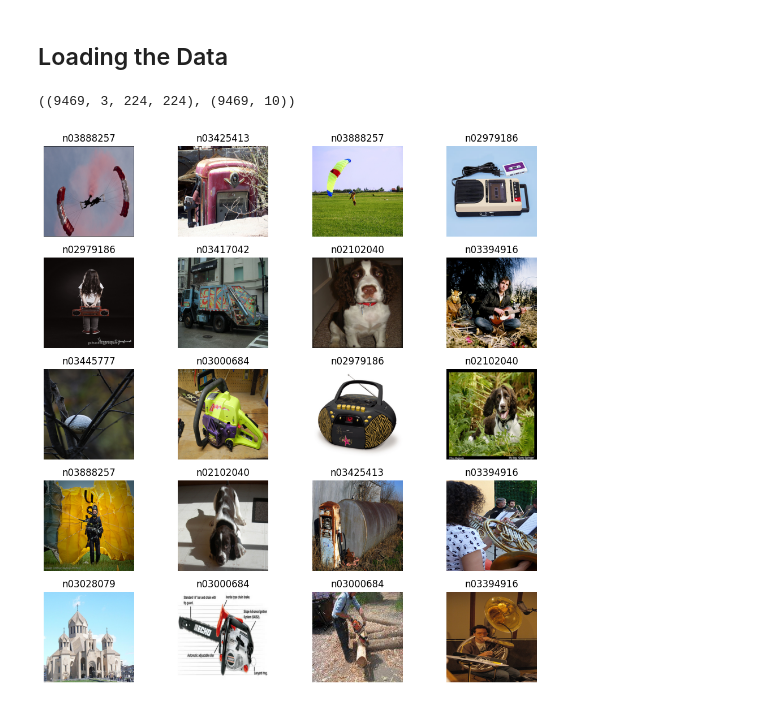
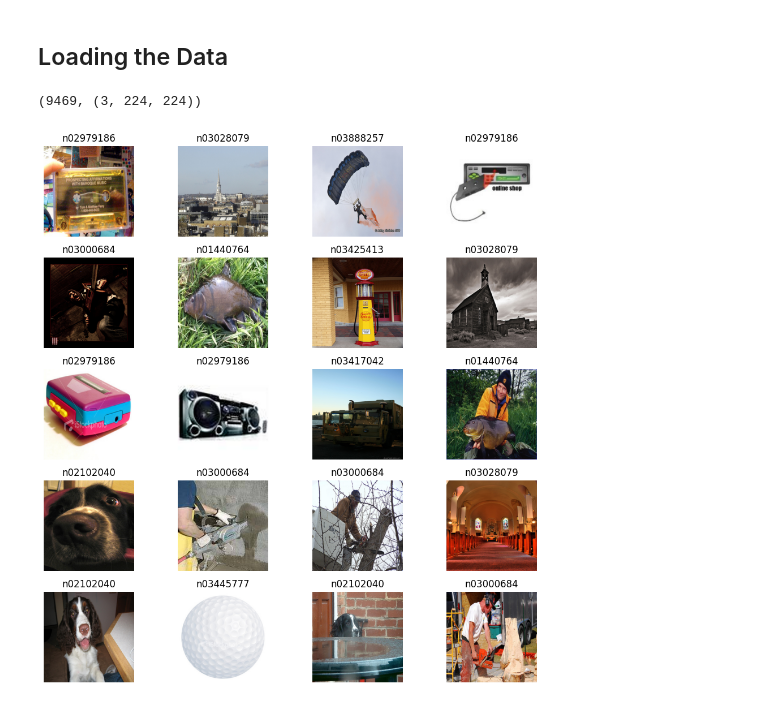
Before and after one commit to danielpederzini/cnn-from-scratch, a Jupyter notebook: notebooks/main.ipynb, the cells around one changed output. Cells and saved outputs as stored; diff of their text form; code cells hidden in the pictures.

Commit message:
Optimize memory usage and implement train/test loop

```diff
--- a/notebooks/main.ipynb
+++ b/notebooks/main.ipynb
@@ -20,15 +20,14 @@ train_loader = ImagenetteDataLoader(
     target_size=(224, 224)
 )
 
-x_train, y_train = train_loader.load_images(normalize=True)
-x_train.shape, y_train.shape
+len(train_loader), train_loader.get_image_shape()
 # %% [output]
-((9469, 3, 224, 224), (9469, 10))
+(9469, (3, 224, 224))
 # %%
-random_indices = cp.random.randint(0, len(x_train), size=20)
+random_indices = cp.random.randint(0, len(train_loader), size=20)
 train_loader.plot_batch(random_indices.get().tolist(), figsize=(10, 10))
 # %% [output]
-[figure, old version]
+[figure, new version]
 # %%
 layer_definitions = [
     {"type": "Conv", "num_filters": 32, "num_channels": 3, "kernel_height": 3, "kernel_width": 3, "padding": 0, "stride": 1},
```
Also changed, not shown: parts of 7 cells of this notebook, 1 other file.
